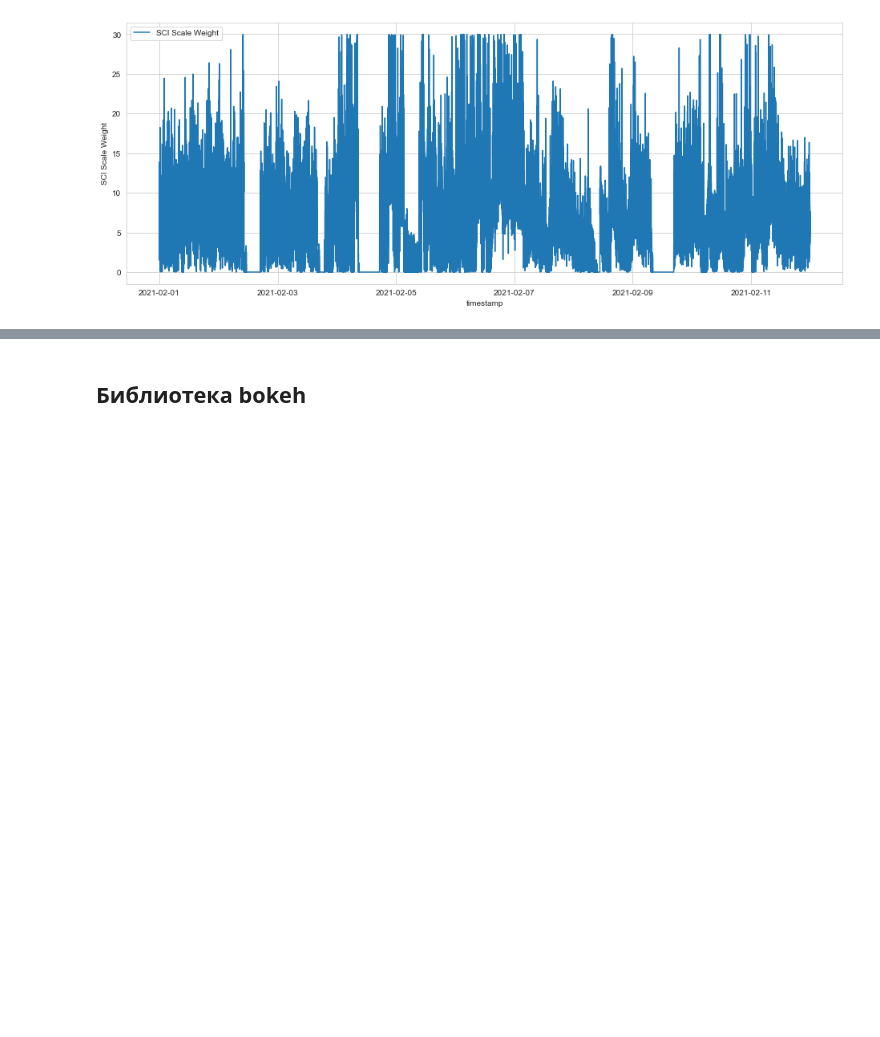
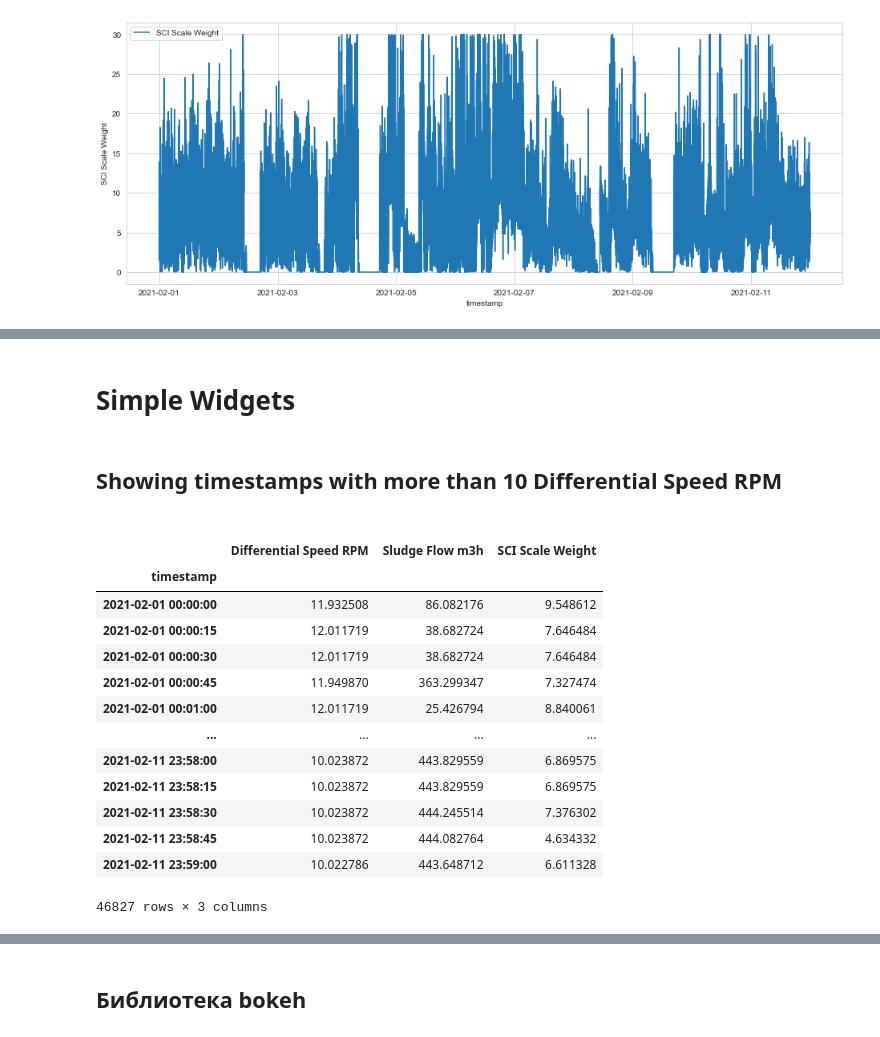
Before and after one commit to Randyrofed/Smart_Diagnosis, a Jupyter notebook: Smart_diagnosis.ipynb, the cells around one changed output, grey strips where cells are left out. Cells and saved outputs as stored; diff of their text form; code cells hidden in the pictures; blank space fills up the shorter version.

```diff
--- a/Smart_diagnosis.ipynb
+++ b/Smart_diagnosis.ipynb
@@ -174,0 +181,18 @@ sn.lineplot(data=excl_merged['SCI Scale Weight'], label="SCI Scale Weight")
+# %%
+import chart_studio.plotly as py
+import plotly.graph_objs as go
+from plotly.offline import iplot, init_notebook_mode
+init_notebook_mode(connected=True)
+
+import cufflinks as cf
+
+cf.go_offline(connected=True)
+cf.set_config_file(colorscale='plotly', world_readable=True)
+
+# Extra options
+pd.options.display.max_rows = 30
+pd.options.display.max_columns = 25
+
+# Show all code cells outputs
+from IPython.core.interactiveshell import InteractiveShell
+InteractiveShell.ast_node_interactivity = 'all'
@@ -174,0 +202,3 @@ sn.lineplot(data=excl_merged['SCI Scale Weight'], label="SCI Scale Weight")
+# %%
+df = data_for_analysis
+df.head()
@@ -174,0 +213,2 @@ sn.lineplot(data=excl_merged['SCI Scale Weight'], label="SCI Scale Weight")
+# %% [markdown]
+# Simple Widgets
@@ -174,0 +218,21 @@ sn.lineplot(data=excl_merged['SCI Scale Weight'], label="SCI Scale Weight")
+# %%
+@interact
+def show_timestamps_more_than(column='Differential Speed RPM', x=10):
+    display(HTML(f'<h2>Showing timestamps with more than {x} {column}<h2>'))
+    display(df.loc[df[column] > x, ['Differential Speed RPM', 'Sludge Flow m3h', 'SCI Scale Weight']])
+# %% [output]
+Showing timestamps with more than 10 Differential Speed RPM
+|  | Differential Speed RPM | Sludge Flow m3h | SCI Scale Weight |
+| timestamp |  |  |  |
+| 2021-02-01 00:00:00 | 11.932508 | 86.082176 | 9.548612 |
+| 2021-02-01 00:00:15 | 12.011719 | 38.682724 | 7.646484 |
+| 2021-02-01 00:00:30 | 12.011719 | 38.682724 | 7.646484 |
+| 2021-02-01 00:00:45 | 11.949870 | 363.299347 | 7.327474 |
+| 2021-02-01 00:01:00 | 12.011719 | 25.426794 | 8.840061 |
+| ... | ... | ... | ... |
+| 2021-02-11 23:58:00 | 10.023872 | 443.829559 | 6.869575 |
+| 2021-02-11 23:58:15 | 10.023872 | 443.829559 | 6.869575 |
+| 2021-02-11 23:58:30 | 10.023872 | 444.245514 | 7.376302 |
+| 2021-02-11 23:58:45 | 10.023872 | 444.082764 | 4.634332 |
+| 2021-02-11 23:59:00 | 10.022786 | 443.648712 | 6.611328 |
+46827 rows × 3 columns
```
Also changed, not shown: parts of 17 cells of this notebook, 1 other file.
